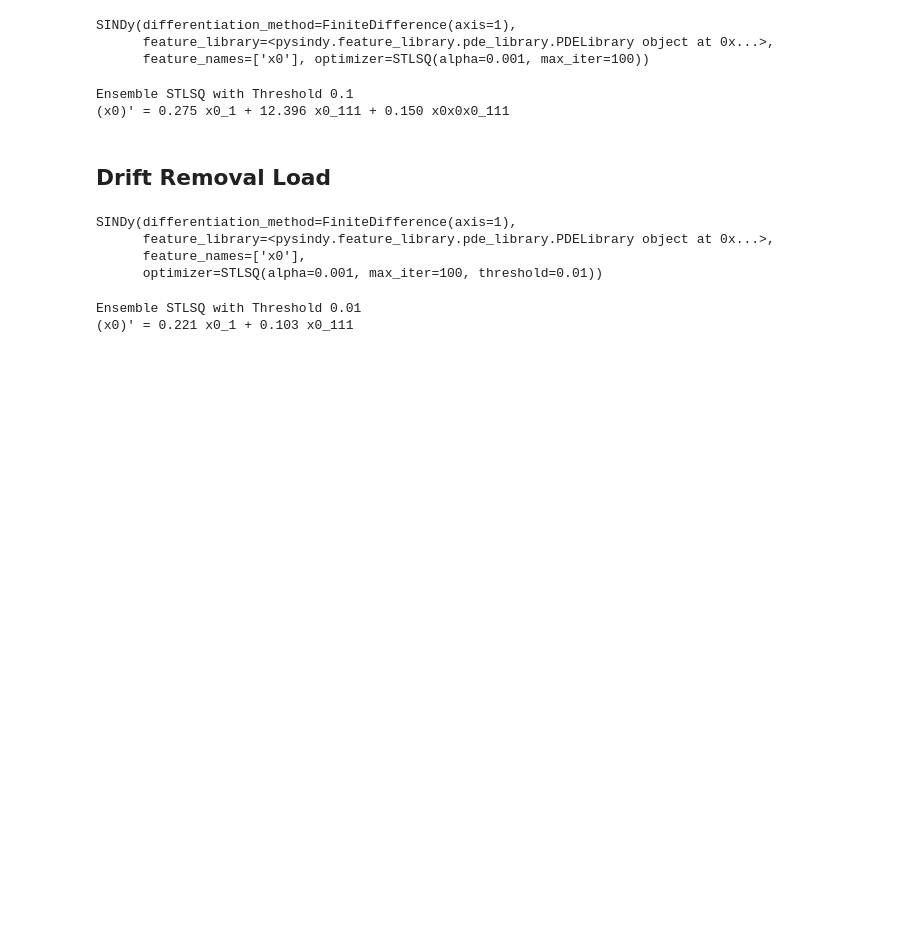
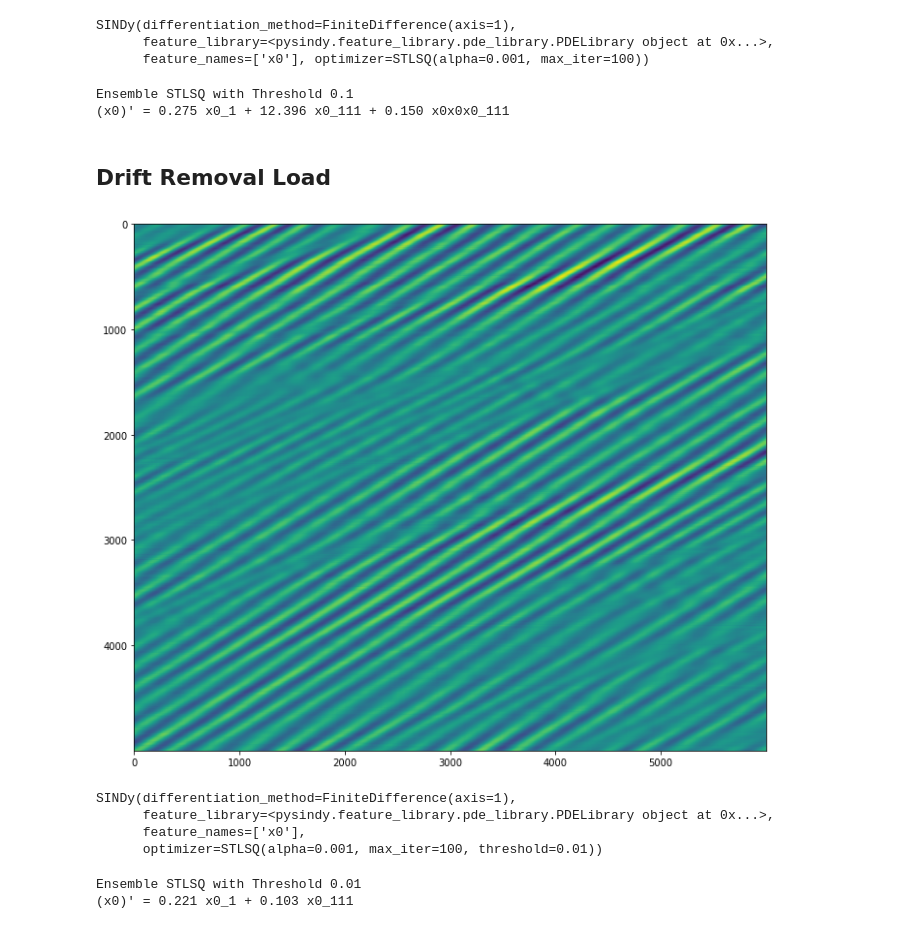
Before and after one commit to Laurd11/sindy-das-new, a Jupyter notebook: fall_2023.ipynb, the cells around one changed output. Saved outputs shown, nothing was run; the diff lists cells and outputs as text; code cells hidden in the pictures; blank space fills up the shorter version.

```diff
--- a/fall_2023.ipynb
+++ b/fall_2023.ipynb
@@ -400,11 +400,17 @@ Ensemble STLSQ with Threshold 0.1
 # %% [markdown]
 ## Drift Removal Load
 # %%
-working_dat = np.load("/home/ldoyle/notebooks/channel_drift_5_min_clips/normalized_5_min_start_South-C1-LR-95km-P1kHz-GL50m-SP2m-FS200Hz_2021-11-02T051114Z.npy")[:,::10]
+working_dat = np.load("/home/ldoyle/notebooks/channel_drift_5_min_clips/normalized_5_min_start_South-C1-LR-95km-P1kHz-GL50m-SP2m-FS200Hz_2021-11-01T231114Z.npy")[:,::10]
 scaler_val = np.std(working_dat)
 working_dat = working_dat/scaler_val
 working_dat = working_dat.reshape(working_dat.shape[0],working_dat.shape[1],1)
 xs = np.arange(working_dat.shape[0])
+# %%
+plt.figure(figsize=(12,10))
+plt.imshow(working_dat[:,:,0])
+plt.show()
+# %% [output]
+[figure, added]
 # %%
 thresh = 0.01
 optimizer = ps.STLSQ(threshold=thresh, alpha=0.001, max_iter=100)
```
Also changed, not shown: parts of 3 cells of this notebook, 1 other file.
